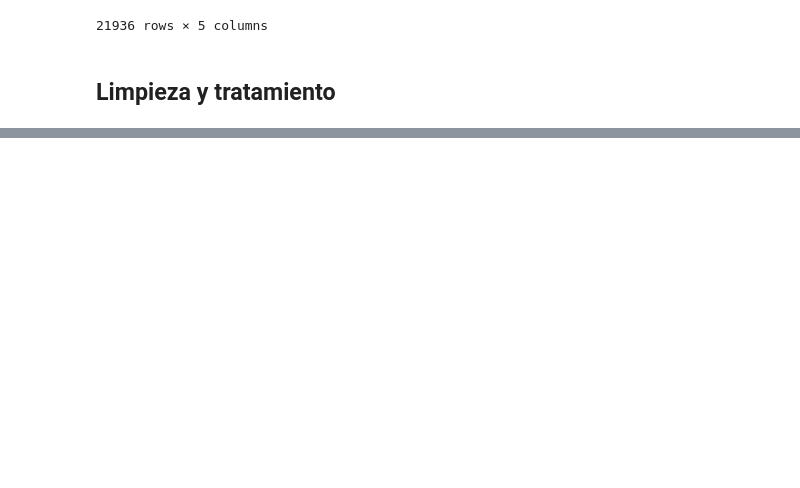
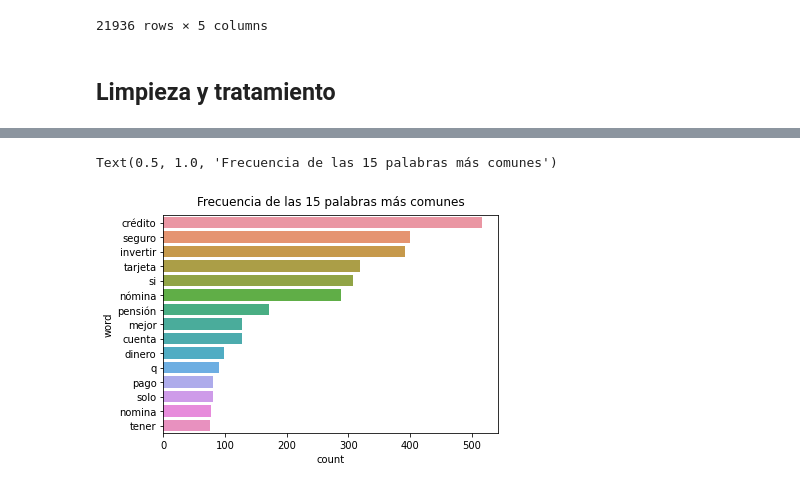
Before and after one commit to alondraSanchezM/Social-Insights, a Jupyter notebook: analitica.ipynb, the cells around one changed output, grey strips where cells are left out. Cells and saved outputs as stored; diff of their text form; code cells hidden in the pictures; blank space fills up the shorter version.

```diff
--- a/analitica.ipynb
+++ b/analitica.ipynb
@@ -67,0 +89,12 @@ df_socialMedia_clean.to_csv('Datasets/df_socialMedia_clean.csv', sep=',', index=
+# %%
+df_socialMedia_clean = pd.read_csv('https://raw.githubusercontent.com/alondraSanchezM/Social-Insights/main/Datasets/df_socialMedia_clean.csv?token=AMZP7UZUSM3BWUUOZ7ITF3TBPW3JI');
+# %%
+#Usando patrones Regrex
+data = df_socialMedia_clean['Contenido']
+data = data.str.lower() # convertimos a minusculas
+data = data.str.strip() # eliminamos espacios que sobren en los extremos
+data = data.str.replace('\d', '') # cambiamos caracteres numericos por espacios vacios
+data = data.str.replace('\\n', '') # cambiamos salto de linea por espacios
+data = data.str.replace('[^\w\s]', '') # reemplazamos caracteres que no sean ni alfanuméricos ni espacios o tabs por espacios vacíos
+data = data.dropna() # quitamos NaNs
+data
@@ -67,0 +114,6 @@ df_socialMedia_clean.to_csv('Datasets/df_socialMedia_clean.csv', sep=',', index=
+# %%
+#tokenización: construimos un objeto Text con nuestros datos y separamos cada oración en palabras para despues sumarlas.
+tokenized = data.apply(nltk.word_tokenize)
+all_words = tokenized.sum()
+text = nltk.Text(all_words)
+text
@@ -67,0 +214,4 @@ df_socialMedia_clean.to_csv('Datasets/df_socialMedia_clean.csv', sep=',', index=
+# %%
+stop_words = stopwords.words('spanish')
+all_words_stop = [word for word in all_words if word not in stop_words]
+freq_dist = nltk.FreqDist(all_words_stop)
@@ -67,0 +236,10 @@ df_socialMedia_clean.to_csv('Datasets/df_socialMedia_clean.csv', sep=',', index=
+# %%
+most_common_15 = pd.DataFrame(freq_dist.most_common(15), columns=['word', 'count'])
+
+fig = plt.figure()
+ax = fig.add_subplot()
+sns.barplot(data=most_common_15, y='word', x='count', ax=ax)
+ax.set_title('Frecuencia de las 15 palabras más comunes', pad=10)
+# %% [output]
+Text(0.5, 1.0, 'Frecuencia de las 15 palabras más comunes')
+[figure, added]
```
Also changed, not shown: parts of 21 cells of this notebook.
